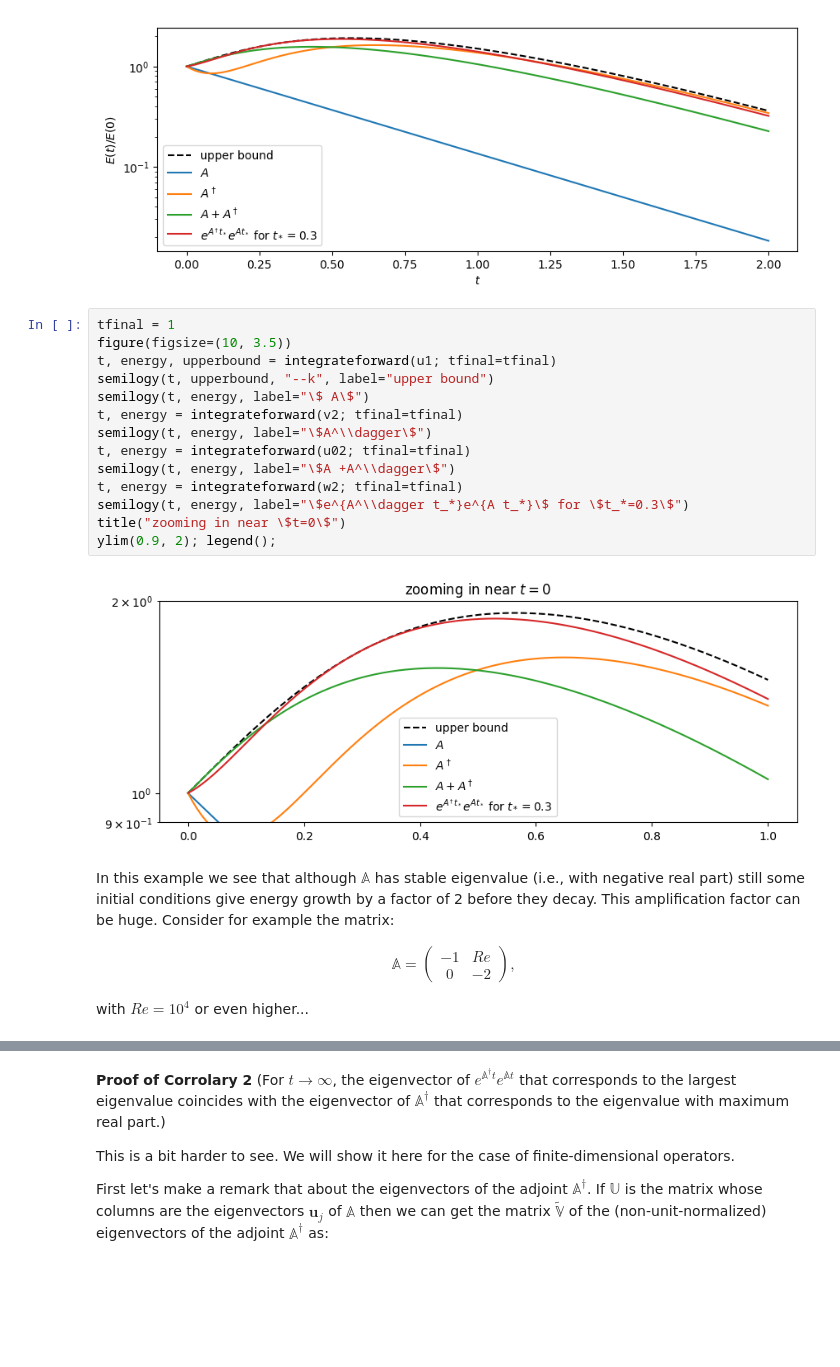
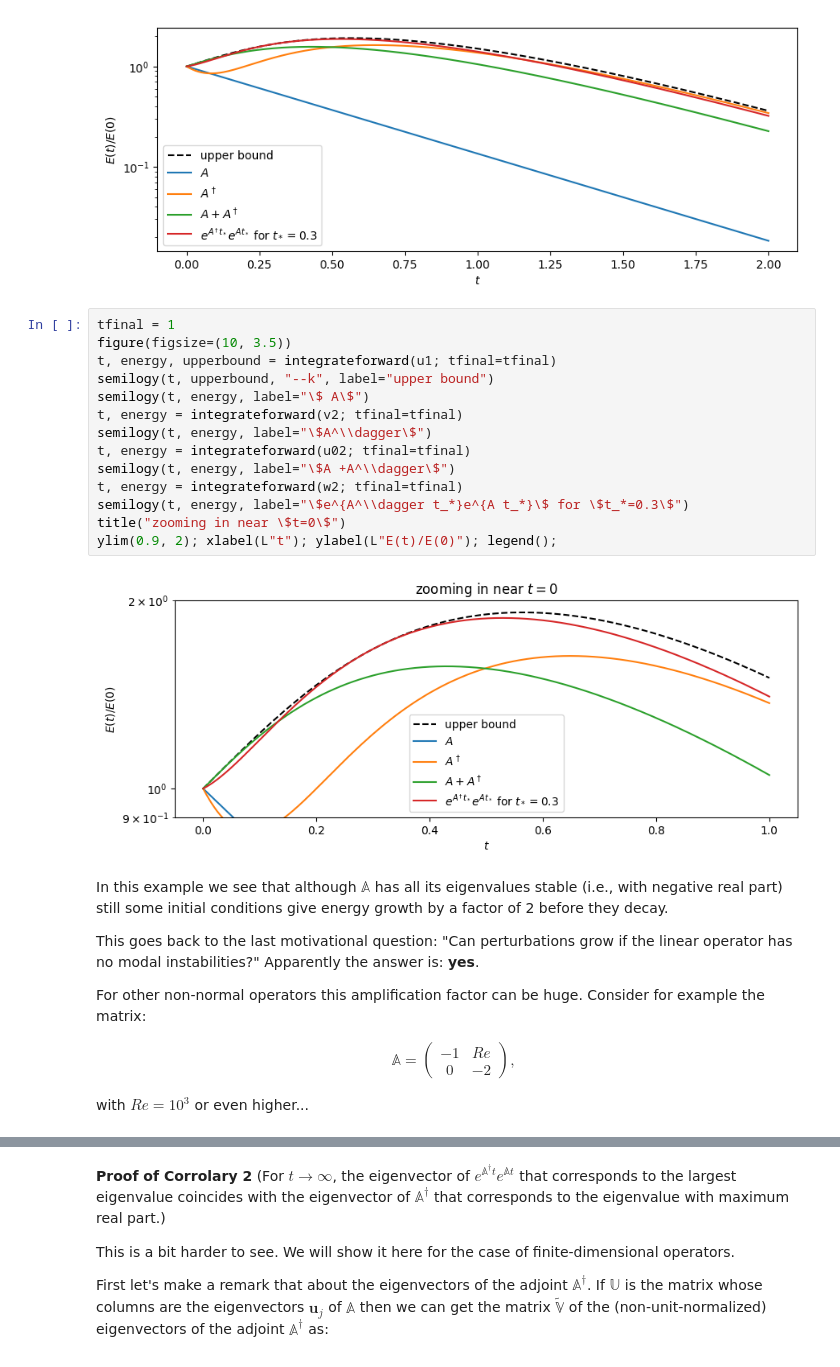
Before and after one commit to navidcy/Instabilities-in-Fluids, a Jupyter notebook: lectures/05-BasicsNonmodalStability.ipynb, the cells around one changed output, grey strips where cells are left out. Drawn from its saved outputs; the diff is of its cells as text; blank space fills up the shorter version.

Commit message:
add more motivation and eigvectors of the 2x2 example

```diff
--- a/lectures/05-BasicsNonmodalStability.ipynb
+++ b/lectures/05-BasicsNonmodalStability.ipynb
@@ -373,25 +393,29 @@ xlabel(L"t"); ylabel(L"E(t)/E(0)"); legend();
 # %%
 tfinal = 1
 figure(figsize=(10, 3.5))
 t, energy, upperbound = integrateforward(u1; tfinal=tfinal)
 semilogy(t, upperbound, "--k", label="upper bound")
 semilogy(t, energy, label="\$ A\$")
 t, energy = integrateforward(v2; tfinal=tfinal)
 semilogy(t, energy, label="\$A^\\dagger\$")
 t, energy = integrateforward(u02; tfinal=tfinal)
 semilogy(t, energy, label="\$A +A^\\dagger\$")
 t, energy = integrateforward(w2; tfinal=tfinal)
 semilogy(t, energy, label="\$e^{A^\\dagger t_*}e^{A t_*}\$ for \$t_*=0.3\$")
 title("zooming in near \$t=0\$")
-ylim(0.9, 2); legend();
+ylim(0.9, 2); xlabel(L"t"); ylabel(L"E(t)/E(0)"); legend();
 # %% [output]
-[figure, old version]
+[figure, new version]
 # %% [markdown]
-In this example we see that although $\mathbb{A}$ has stable eigenvalue (i.e., with negative real part) still some initial conditions give energy growth by a factor of 2 before they decay. This amplification factor can be huge. Consider for example the matrix:
+In this example we see that although $\mathbb{A}$ has all its eigenvalues stable (i.e., with negative real part) still some initial conditions give energy growth by a factor of 2 before they decay.
+
+This goes back to the last motivational question: "Can perturbations grow if the linear operator has no modal instabilities?" Apparently the answer is: **yes**.
+
+For other non-normal operators this amplification factor can be huge. Consider for example the matrix:
 
 \begin{align*}
 \mathbb{A} = \begin{pmatrix} -1 & Re \\ 0 & -2\end{pmatrix},
 \end{align*}
 
-with $Re=10^4$ or even higher...
+with $Re=10^3$ or even higher...
 # %%
```
Also changed, not shown: parts of 9 cells of this notebook.
